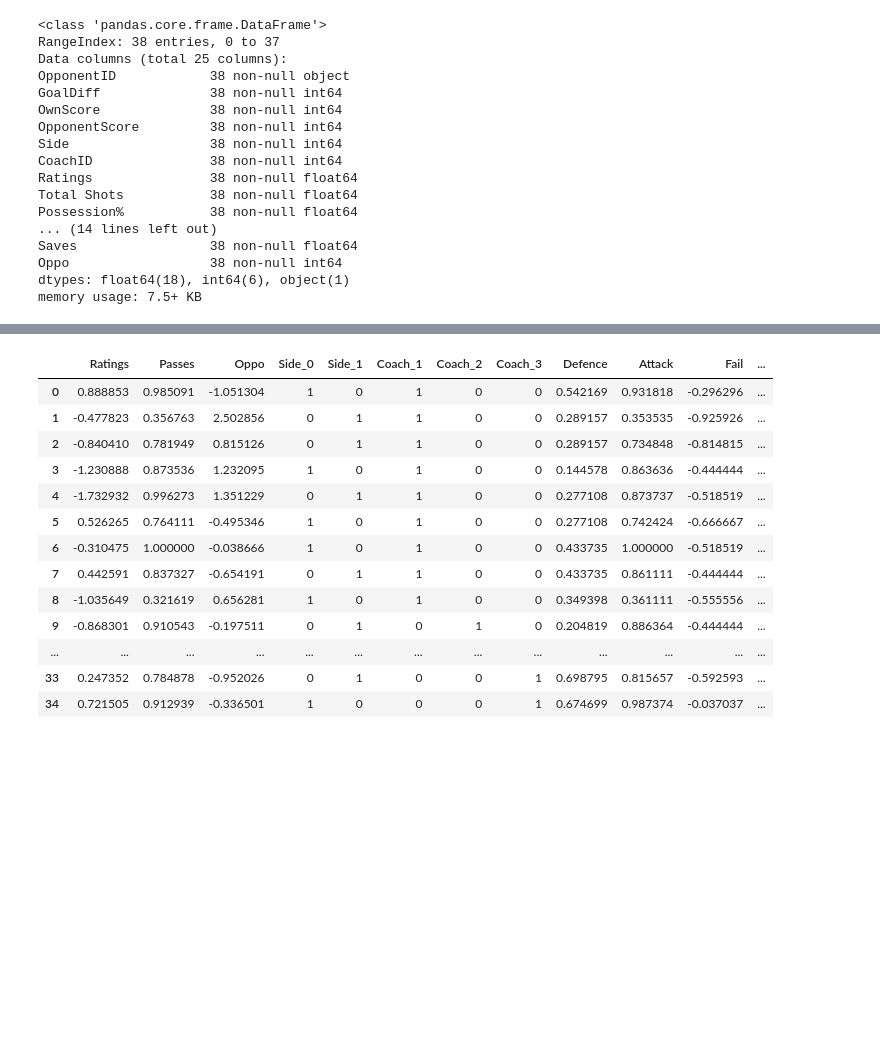
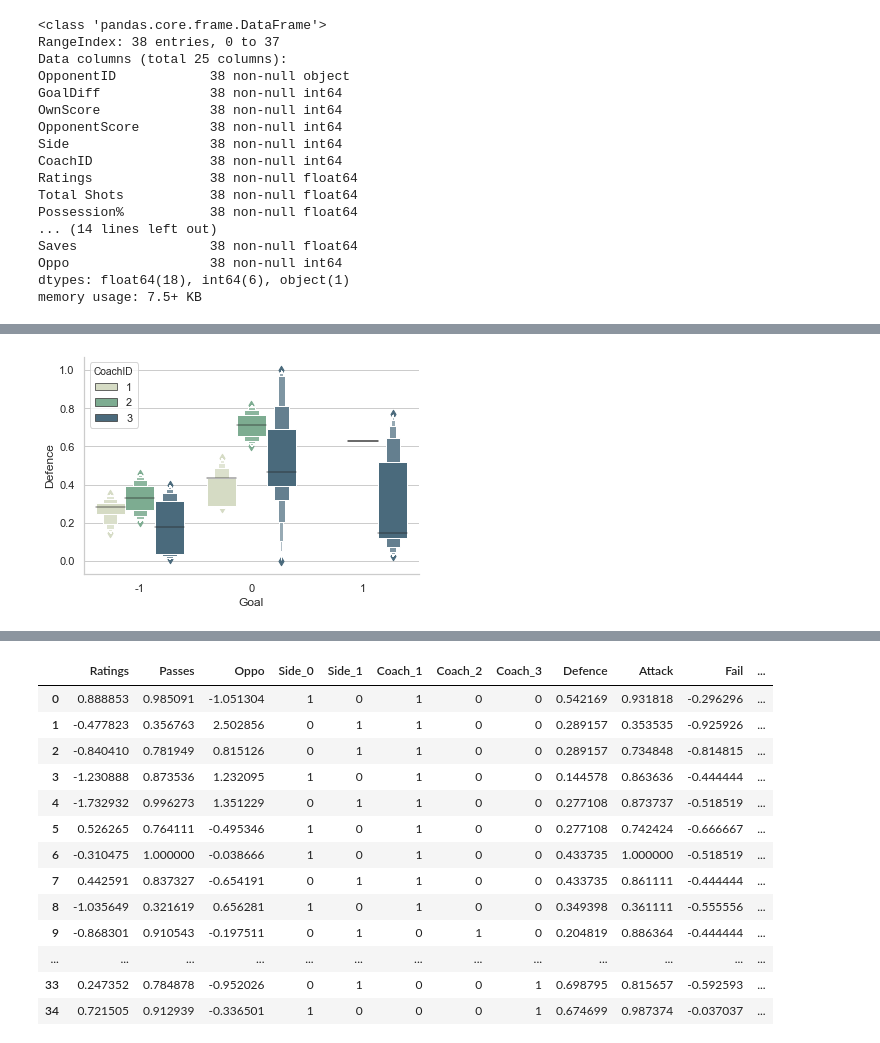
Before and after one commit to GZNGroup/2020MCM-ICM, a Jupyter notebook: 2020_Weekend1_Problems/matches.ipynb, the cells around one changed output, grey strips where cells are left out. Cells and saved outputs as stored; diff of their text form; code cells hidden in the pictures; blank space fills up the shorter version.

```diff
--- a/2020_Weekend1_Problems/matches.ipynb
+++ b/2020_Weekend1_Problems/matches.ipynb
@@ -131,0 +149,6 @@ data['Goal'] = data['GoalDiff'].apply(GoalLabel)
+# %%
+ax = sns.boxenplot(x="Goal", y="Defence", hue="CoachID", data=data, palette=sns.cubehelix_palette(4, start=.5, rot=-.75))
+sns.despine()
+plt.savefig("./CorrAnalysisGraph/Coach_Goal_Defence.png", dpi=300)
+# %% [output]
+[figure, added]
```
Also changed, not shown: parts of 11 cells of this notebook, 11 other files.
